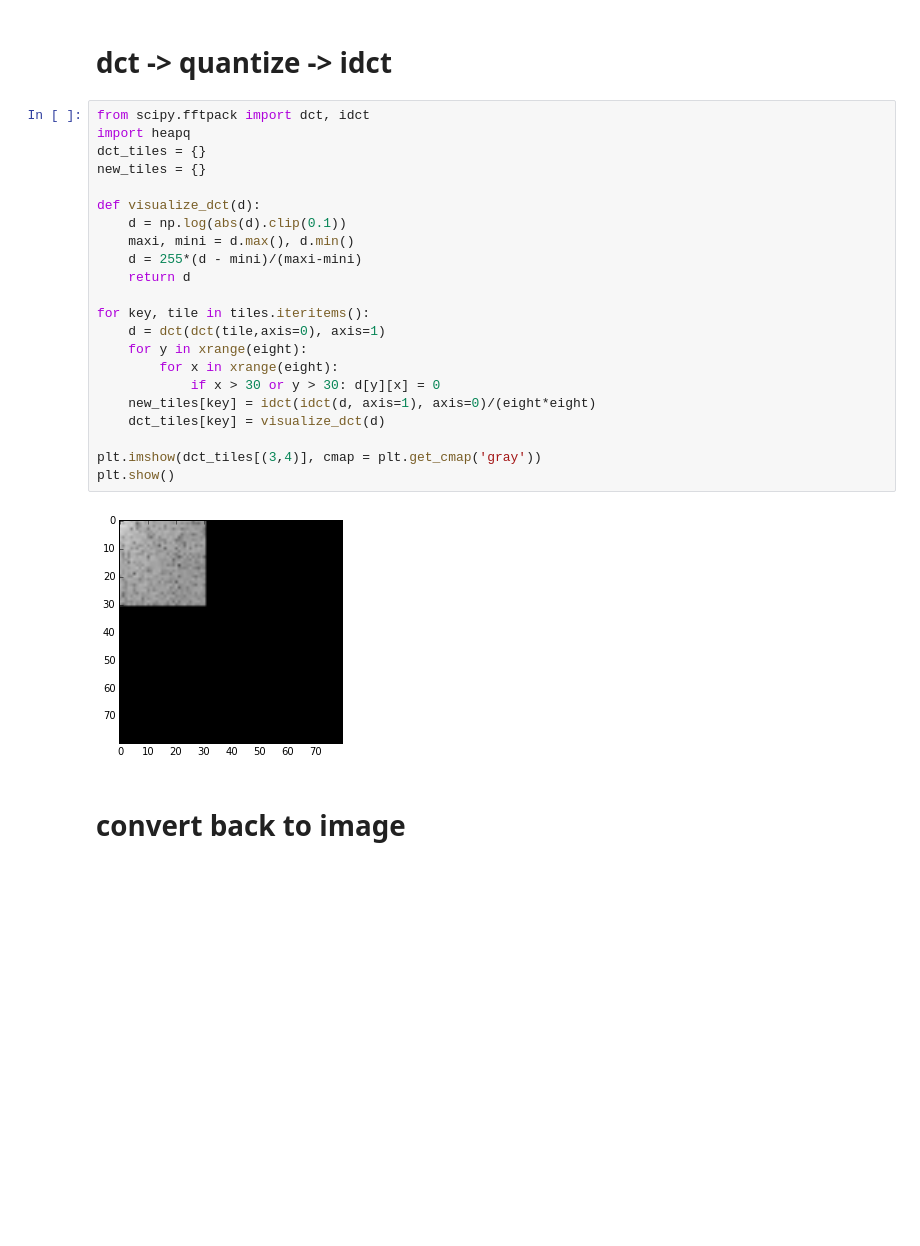
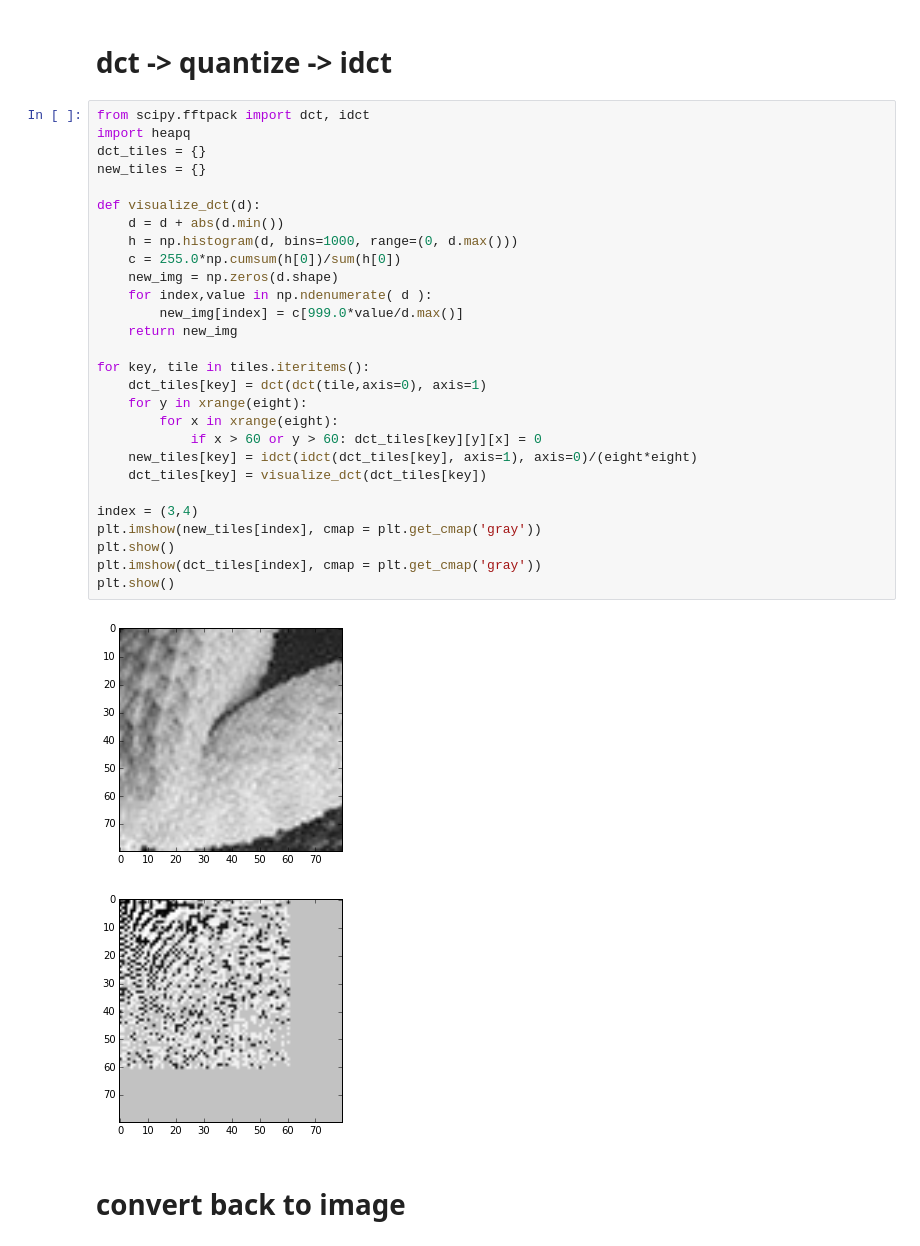
Before and after one commit to ihadanny/my-py-notebooks, a Jupyter notebook: img_processing_04.ipynb, the cells around one changed output. Drawn from its saved outputs; the diff is of its cells as text; blank space fills up the shorter version.

Commit message:
dct visualization

```diff
--- a/img_processing_04.ipynb
+++ b/img_processing_04.ipynb
@@ -28,27 +28,34 @@ for y in xrange(height):
 # %%
 from scipy.fftpack import dct, idct
 import heapq
 dct_tiles = {}
 new_tiles = {}
 
 def visualize_dct(d):
-    d = np.log(abs(d).clip(0.1))
-    maxi, mini = d.max(), d.min()
-    d = 255*(d - mini)/(maxi-mini)
-    return d
+    d = d + abs(d.min())
+    h = np.histogram(d, bins=1000, range=(0, d.max()))
+    c = 255.0*np.cumsum(h[0])/sum(h[0])
+    new_img = np.zeros(d.shape)
+    for index,value in np.ndenumerate( d ):
+        new_img[index] = c[999.0*value/d.max()]
+    return new_img
 
 for key, tile in tiles.iteritems():
-    d = dct(dct(tile,axis=0), axis=1)
+    dct_tiles[key] = dct(dct(tile,axis=0), axis=1)
     for y in xrange(eight):
         for x in xrange(eight):
-            if x > 30 or y > 30: d[y][x] = 0
-    new_tiles[key] = idct(idct(d, axis=1), axis=0)/(eight*eight)
-    dct_tiles[key] = visualize_dct(d)
+            if x > 60 or y > 60: dct_tiles[key][y][x] = 0
+    new_tiles[key] = idct(idct(dct_tiles[key], axis=1), axis=0)/(eight*eight)
+    dct_tiles[key] = visualize_dct(dct_tiles[key])
 
-plt.imshow(dct_tiles[(3,4)], cmap = plt.get_cmap('gray'))
+index = (3,4)
+plt.imshow(new_tiles[index], cmap = plt.get_cmap('gray'))
 plt.show()
+plt.imshow(dct_tiles[index], cmap = plt.get_cmap('gray'))
+plt.show()
 # %% [output]
-[figure, old version]
+[figure, new version]
+[figure, added]
 # %% [markdown]
 # convert back to image
 # %%
```
Also changed, not shown: parts of 1 cell of this notebook.
